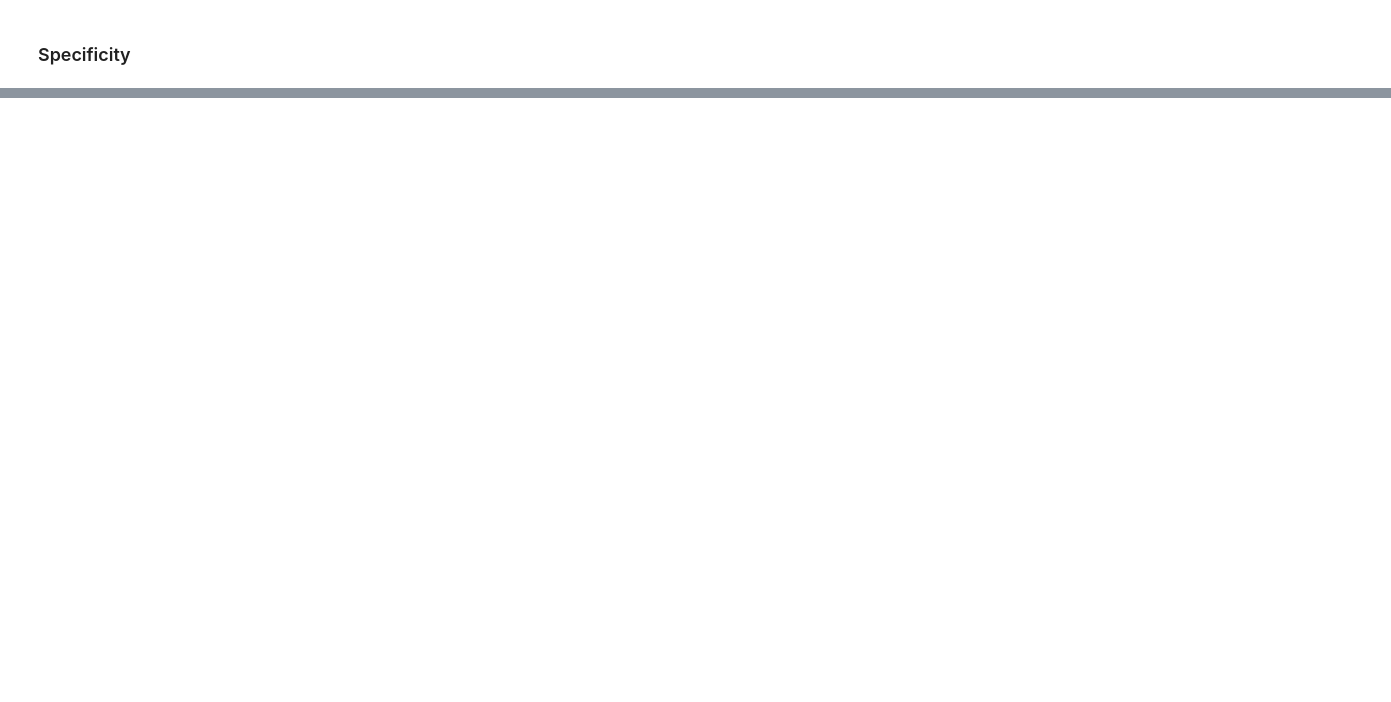
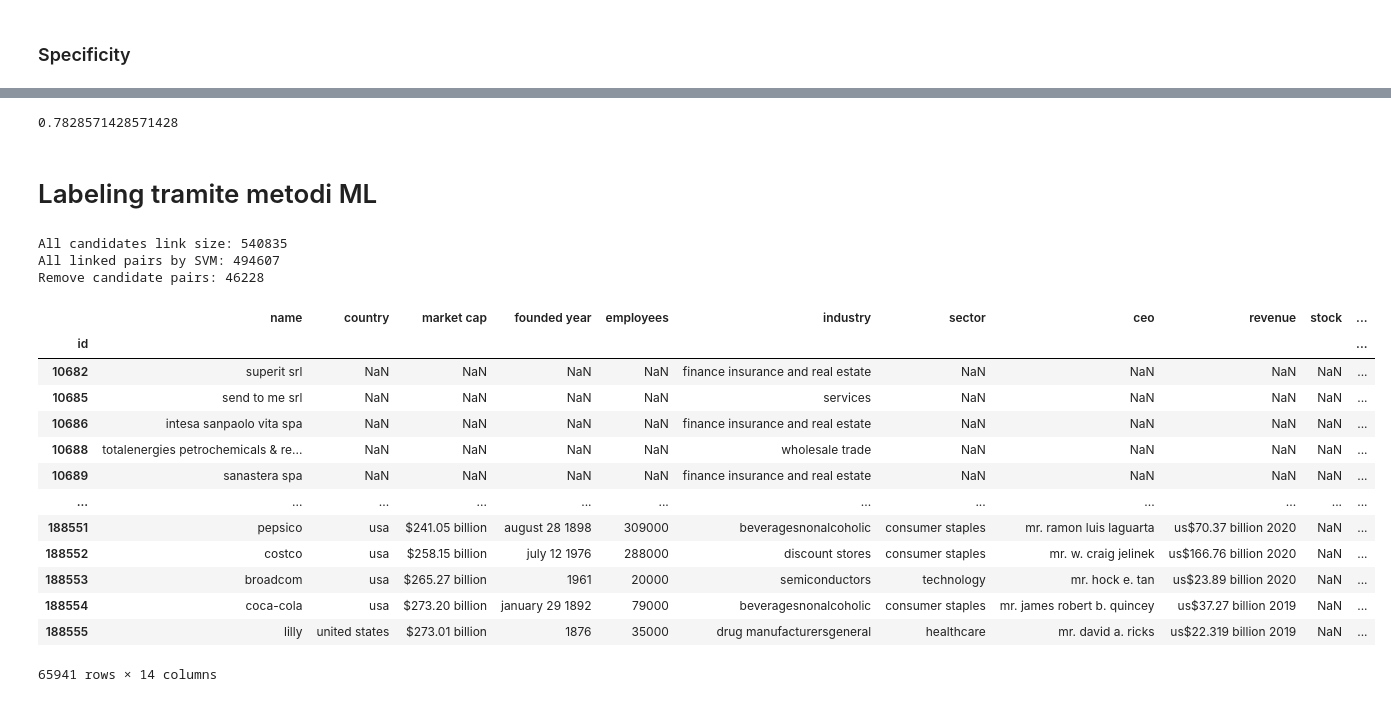
Before and after one commit to DDDavides/IDD_HW8, a Jupyter notebook: python_script/record_linkage/record_linkage.ipynb, the cells around one changed output, grey strips where cells are left out. Drawn from its saved outputs; the diff is of its cells as text; code cells hidden in the pictures; blank space fills up the shorter version.

```diff
--- a/python_script/record_linkage/record_linkage.ipynb
+++ b/python_script/record_linkage/record_linkage.ipynb
@@ -228,13 +285,3 @@ except:
-# %%
-golden_country_path_gatto = "./csv/golden_country_links_gatto.csv"
-golden_country_path_moli = "./csv/golden_country_links_moli.csv"
-
-golden_country_gatto = pd.read_csv(golden_country_path_gatto, index_col=None)
-golden_country_moli = pd.read_csv(golden_country_path_moli, index_col=None)
-
-golden = pd.concat([golden, golden_country_gatto, golden_country_moli], axis=0)
-golden = golden.reset_index(drop=True)
-golden.to_csv(golden_path, index=None)
 # %% [markdown]
 # Train & test split
 # %%
@@ -387,0 +489,58 @@ rl.specificity(company_true_links, company_pred, len(company_X))
+# %%
+rl.specificity(company_true_links, nb_company_pred, len(company_X))
+# %% [output]
+0.7828571428571428
+# %% [markdown]
+# Labeling tramite metodi ML
+# %%
+svm_all_matches = rlSvm.predict(features) # gli indici di quelli che matchan
+# %%
+print("All candidates link size:", len(features))
+print("All linked pairs by SVM:", len(svm_all_matches))
+print("Remove candidate pairs:", len(features)-len(svm_all_matches))
+# %% [output]
+All candidates link size: 540835
+All linked pairs by SVM: 494607
+Remove candidate pairs: 46228
+# %%
+schema_linked_path = "./csv/schema_linked.csv"
+schema_linked = pd.DataFrame(schema_cleaned)
+nan = ["nan", "Nan", "NaN", "Not found", "Not Found", "not found", "not Found", "NULL", "null", "Null", "None", "none"]
+row_to_drop = set()
+
+# per ogni riga cui indice è in match con un altro
+for (idx_l, idx_r) in svm_all_matches:
+    # prendere la riga riferita al primo indice, riempire i campi con quelli dell'altra
+    # riempio solo le colonne che sono in Nan
+    curr_row_l = schema_linked.iloc[idx_l] # riga del primo indice
+    curr_row_r = schema_linked.iloc[idx_r] # riga del secondo indice
+    for column_data in schema_linked.columns:
+        curr_col_l = curr_row_l[column_data]
+        if pd.isnull(curr_col_l) or curr_col_l in nan:
+            # prendo il campo corrente ma della seconda ennupla
+            curr_col_r = curr_row_r[column_data]
+            # aggiorno il campo
+            schema_linked.iloc[idx_l][column_data] = curr_col_r
+
+    # la seconda riga verrà droppata
+    row_to_drop.add(idx_r)
+
+# drop di tutte le righe cui campi hanno sostituito quelli delle righe presenti nello schema finale
+schema_linked.drop(row_to_drop, inplace=True)
+# %%
+schema_linked
+# %% [output]
+|  | name | country | market cap | founded year | employees | industry | sector | ceo | revenue | stock | ... |
+| id |  |  |  |  |  |  |  |  |  |  | ... |
+| 10682 | superit srl | NaN | NaN | NaN | NaN | finance insurance and real estate | NaN | NaN | NaN | NaN | ... |
+| 10685 | send to me srl | NaN | NaN | NaN | NaN | services | NaN | NaN | NaN | NaN | ... |
+| 10686 | intesa sanpaolo vita spa | NaN | NaN | NaN | NaN | finance insurance and real estate | NaN | NaN | NaN | NaN | ... |
+| 10688 | totalenergies petrochemicals & re... | NaN | NaN | NaN | NaN | wholesale trade | NaN | NaN | NaN | NaN | ... |
+| 10689 | sanastera spa | NaN | NaN | NaN | NaN | finance insurance and real estate | NaN | NaN | NaN | NaN | ... |
+| ... | ... | ... | ... | ... | ... | ... | ... | ... | ... | ... | ... |
+| 188551 | pepsico | usa | $241.05 billion | august 28 1898 | 309000 | beveragesnonalcoholic | consumer staples | mr. ramon luis laguarta | us$70.37 billion 2020 | NaN | ... |
+| 188552 | costco | usa | $258.15 billion | july 12 1976 | 288000 | discount stores | consumer staples | mr. w. craig jelinek | us$166.76 billion 2020 | NaN | ... |
+| 188553 | broadcom | usa | $265.27 billion | 1961 | 20000 | semiconductors | technology | mr. hock e. tan | us$23.89 billion 2020 | NaN | ... |
+| 188554 | coca-cola | usa | $273.20 billion | january 29 1892 | 79000 | beveragesnonalcoholic | consumer staples | mr. james robert b. quincey | us$37.27 billion 2019 | NaN | ... |
+| 188555 | lilly | united states | $273.01 billion | 1876 | 35000 | drug manufacturersgeneral | healthcare | mr. david a. ricks | us$22.319 billion 2019 | NaN | ... |
+65941 rows × 14 columns
```
Also changed, not shown: parts of 55 cells of this notebook, 5 other files.
